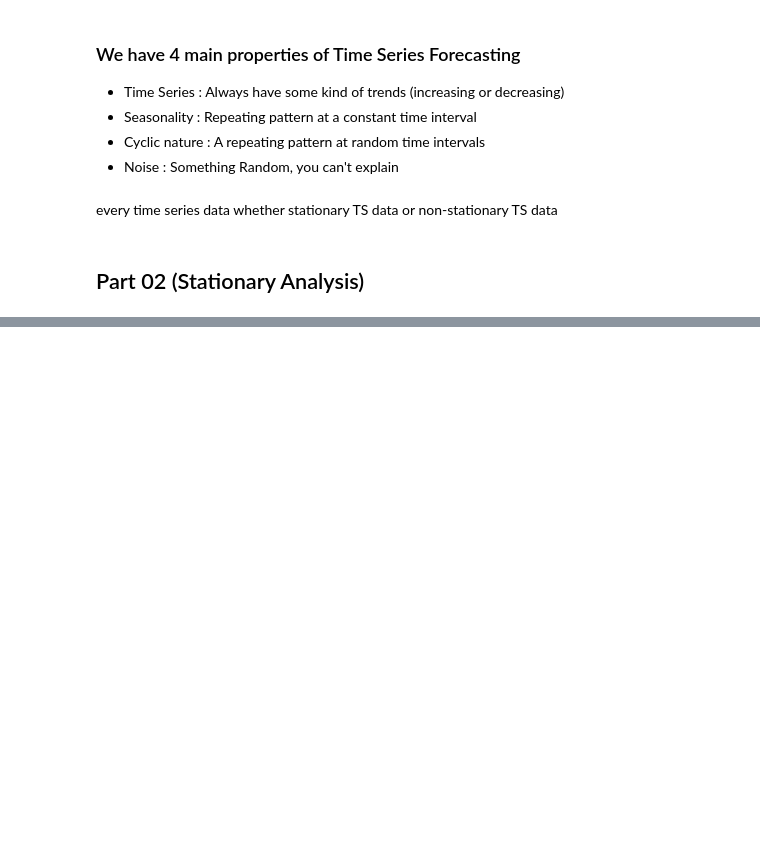
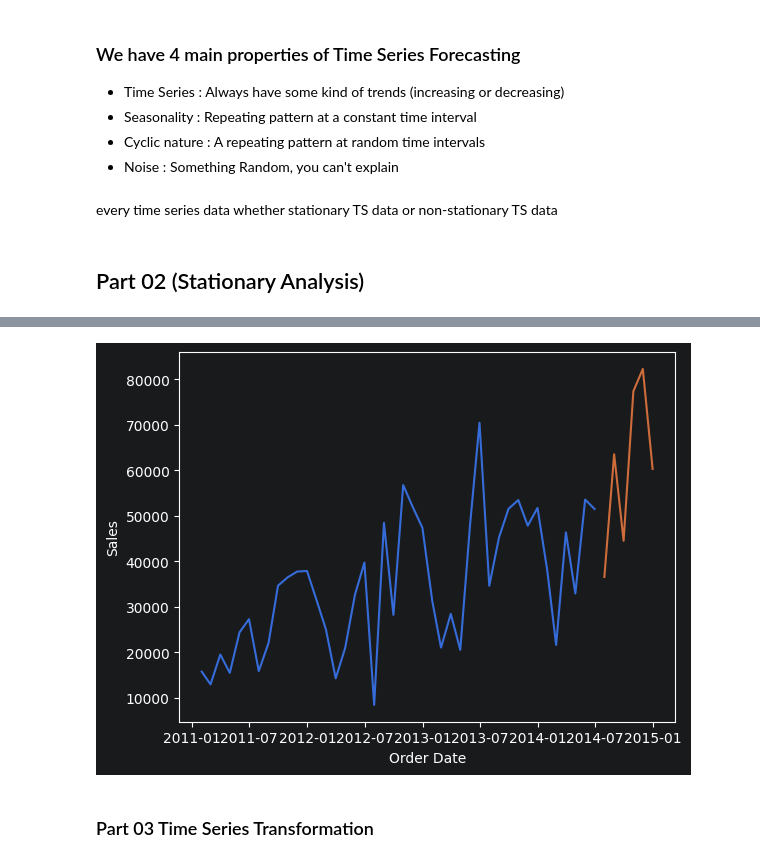
Before and after one commit to kaymansrinivasan/Machine_Learning, a Jupyter notebook: .ipynb/Time Series_1.ipynb, the cells around one changed output, grey strips where cells are left out. Saved outputs shown, nothing was run; the diff lists cells and outputs as text; code cells hidden in the pictures; blank space fills up the shorter version.

```diff
--- a/.ipynb/Time Series_1.ipynb
+++ b/.ipynb/Time Series_1.ipynb
@@ -179,0 +197,11 @@ every time series data whether stationary TS data or non-stationary TS data
+# %%
+data_train = df[:42]
+data_test = df[42:]
+# %%
+sns.lineplot(x="Order Date", y="Sales", data=data_train)
+sns.lineplot(x="Order Date", y="Sales", data=data_test)
+plt.show()
+# %% [output]
+[figure, added]
+# %% [markdown]
+### Part 03 Time Series Transformation
```
Also changed, not shown: parts of 6 cells of this notebook.
